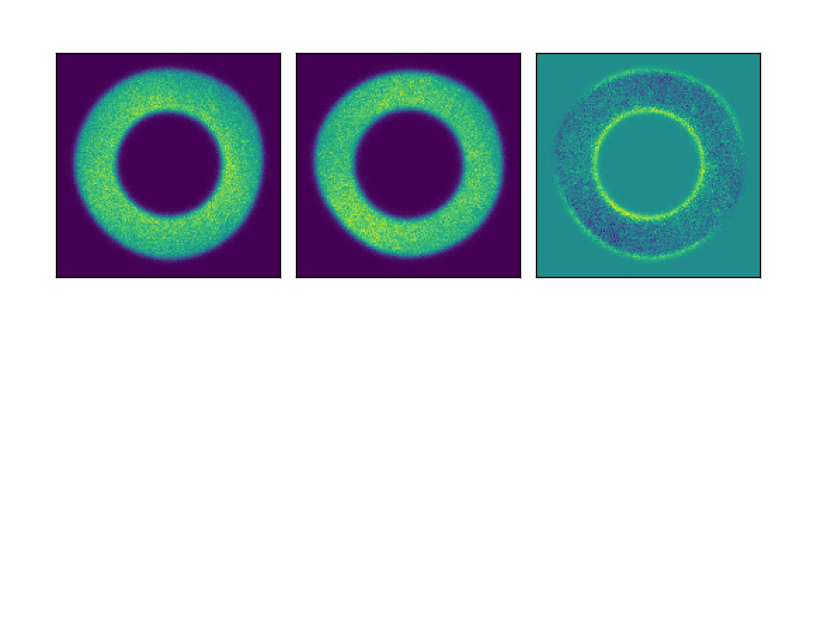
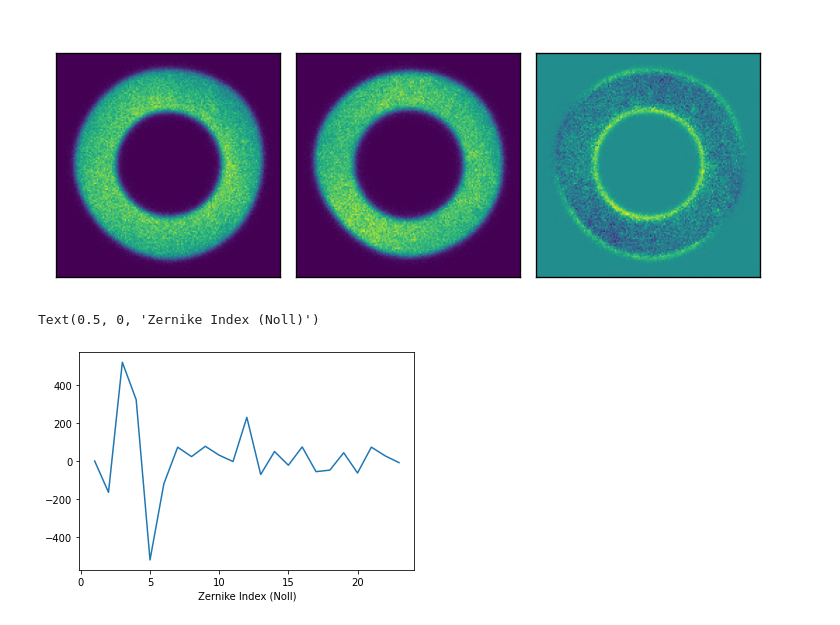
Before and after one commit to jfcrenshaw/donut-sims, a Jupyter notebook: notebooks/one_intra_and_extra.ipynb, the cells around one changed output. Drawn from its saved outputs; the diff is of its cells as text; code cells hidden in the pictures; blank space fills up the shorter version.

Commit message:
Added zernikes to the npz file.

```diff
--- a/notebooks/one_intra_and_extra.ipynb
+++ b/notebooks/one_intra_and_extra.ipynb
@@ -172,6 +172,21 @@ for ax in axes:
 plt.show()
 # %% [output]
 [figure]
+# %%
+# Finally, what were the actual Zernike's for the perturbed telescope
+# we generated?  Get that using batoid.zernike:
+zs = batoid.zernike(
+    perturbed,
+    thx, thy,
+    bandpass.effective_wavelength*1e-9  # batoid wants meters,
+)
+zs *= bandpass.effective_wavelength # waves -> nm
+# %%
+plt.plot(np.arange(1, len(zs)+1), zs)
+plt.xlabel("Zernike Index (Noll)")
+# %% [output]
+Text(0.5, 0, 'Zernike Index (Noll)')
+[figure, added]
 # %%
 np.savez(
     "one_intra_and_extra.npz",
```
Also changed, not shown: parts of 1 cell of this notebook, 1 other file.
